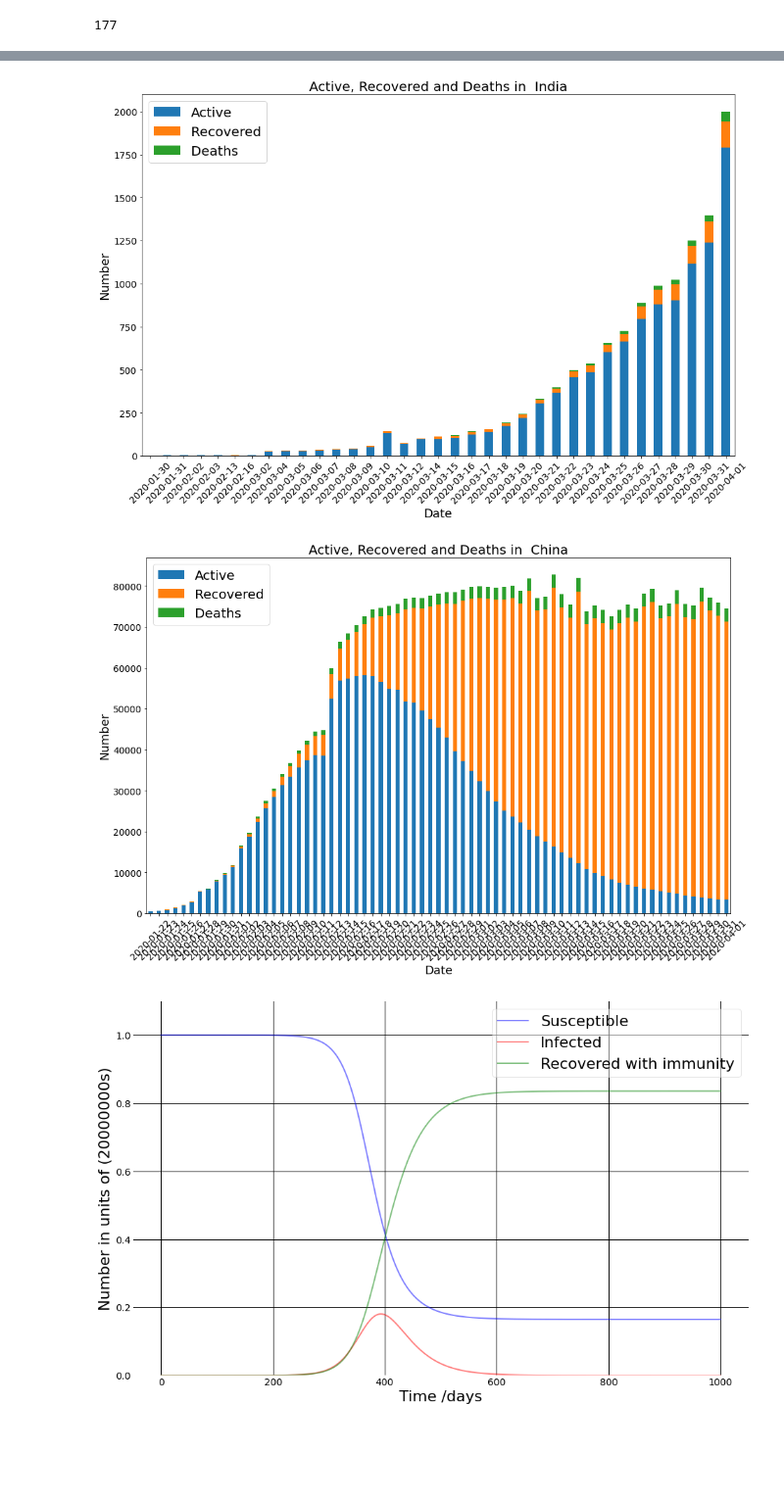
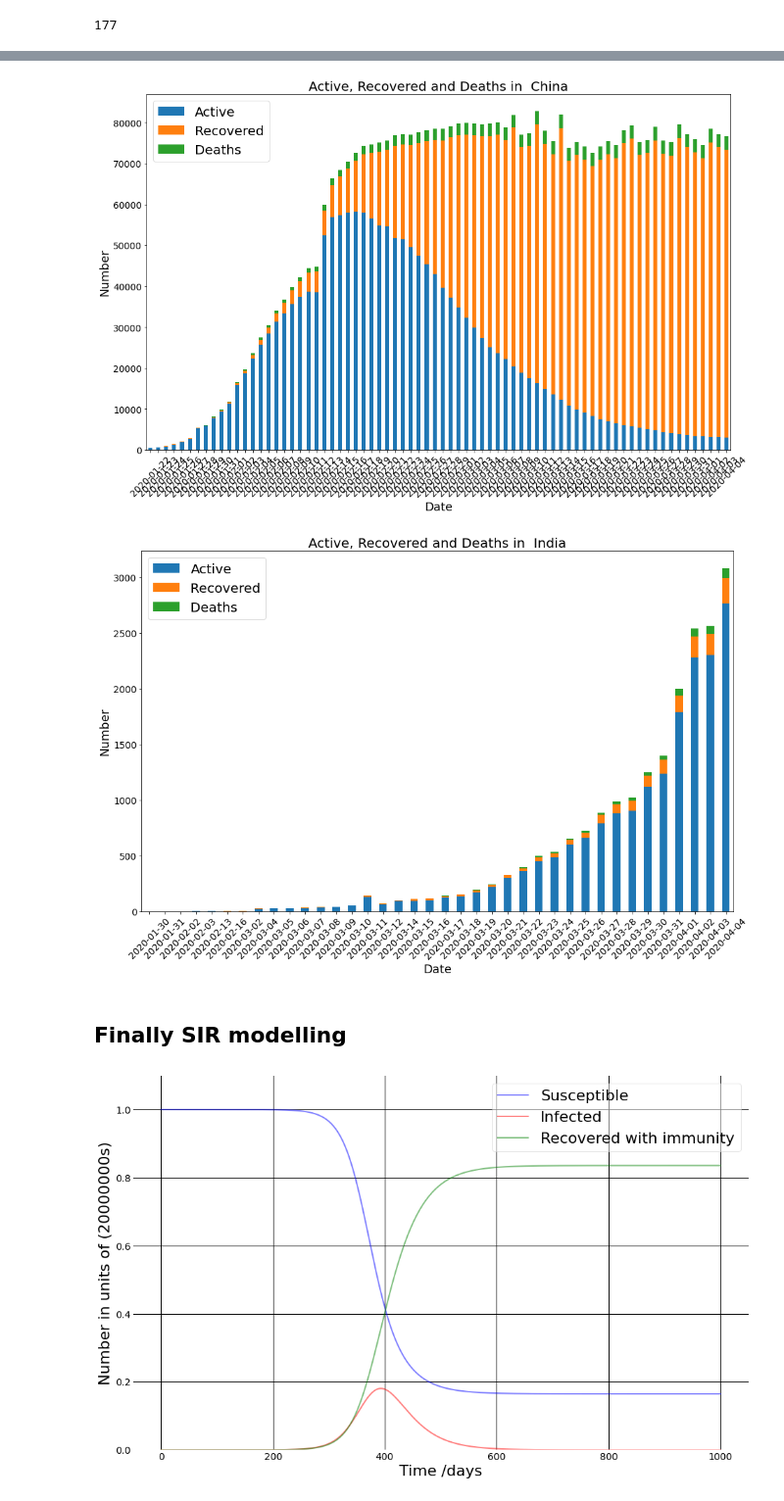
Before and after one commit to amita-kapoor/COVID-2020, a Jupyter notebook: Prediction_Covid_19_WorldWide.ipynb, the cells around one changed output, grey strips where cells are left out. Shown at 98% size. Cells and saved outputs as stored; diff of their text form; code cells hidden in the pictures; blank space fills up the shorter version.

```diff
--- a/Prediction_Covid_19_WorldWide.ipynb
+++ b/Prediction_Covid_19_WorldWide.ipynb
@@ -44,7 +41,7 @@ def daterange(date1, date2):
         yield date1 + timedelta(n)
 
 start_dt = date(2020, 1, 22)
-end_dt = date(2020, 4, 2)
+end_dt = date(2020, 4, 4)
 dates = []
 for dt in daterange(start_dt, end_dt):
     dates.append(dt.strftime("%m-%d-%Y"))
@@ -597,4 +606,4 @@ df_china['c-d'] = (df_china['Confirmed']- df_china['Deaths'])
 # %%
-plot_total(df_china,Country,bar=True)
+plot_total(df1,"China",bar=True)
 # %% [output]
-[figure, old version]
+[figure, new version]
@@ -609,7 +610,9 @@ df_china['c-d'] = (df_china['Confirmed']- df_china['Deaths'])
 # %%
-plot_total(df_china,Country,bar=True)
+plot_total(df1,'India',bar=True)
 # %% [output]
-[figure, old version]
+[figure, new version]
+# %% [markdown]
+## Finally SIR modelling
 # %%
 import numpy as np
 from scipy.integrate import odeint
```
Also changed, not shown: parts of 47 cells of this notebook.
